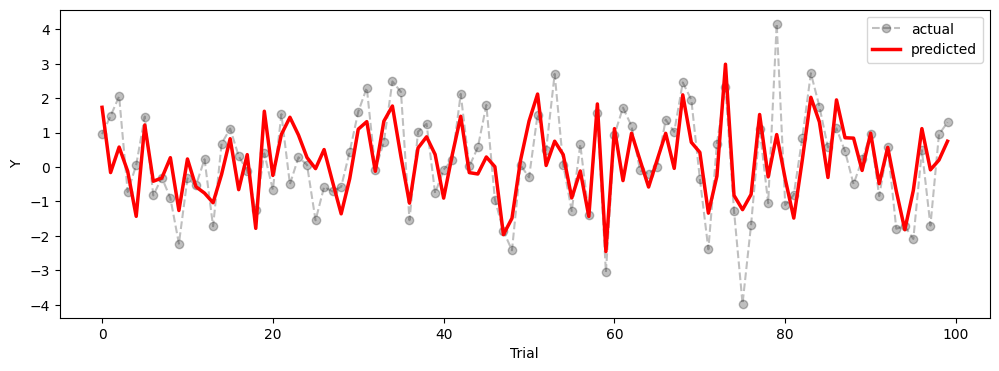
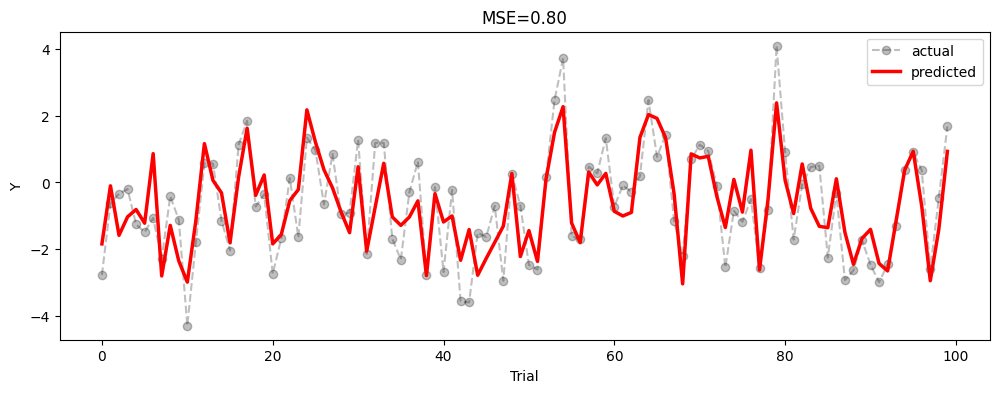
The notebook cell's code change between the first figure and the second:
--- before
+++ after
@@ -7,3 +7,6 @@
 plt.xlabel('Trial')
 plt.ylabel('Y')
+# annotate with MSE
+mse = np.mean((Y[subject_test] - modout[modelID]['fit']['predicted_y'][subject_test])**2)
+plt.title(f'MSE={mse:.2f}')
 plt.show()

Commit: fixed geo decay glm code